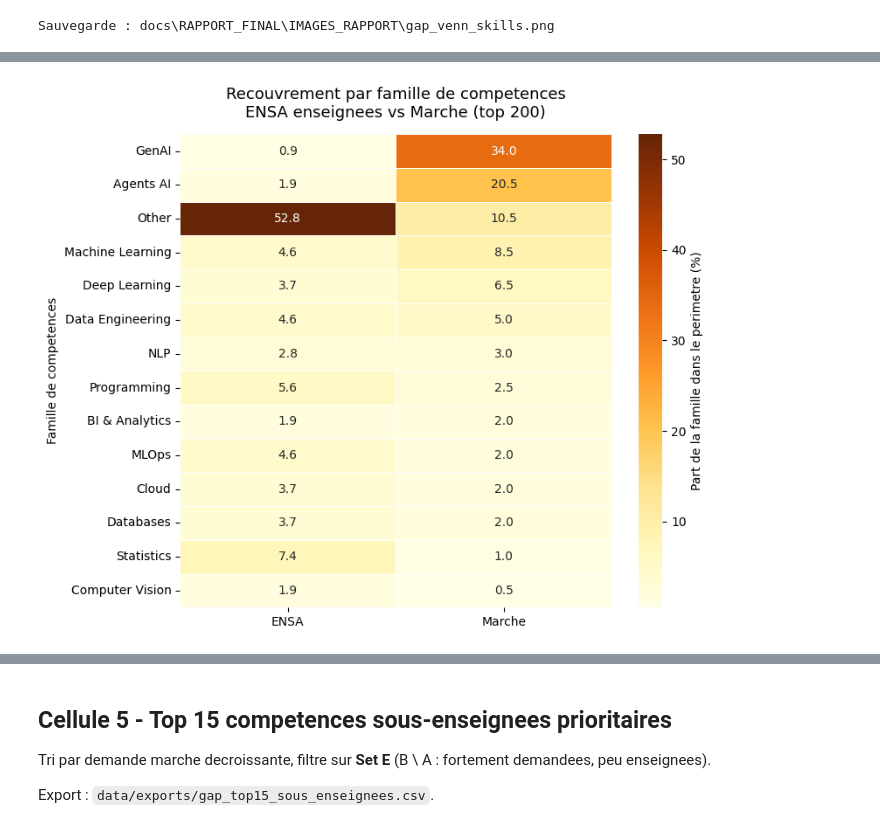
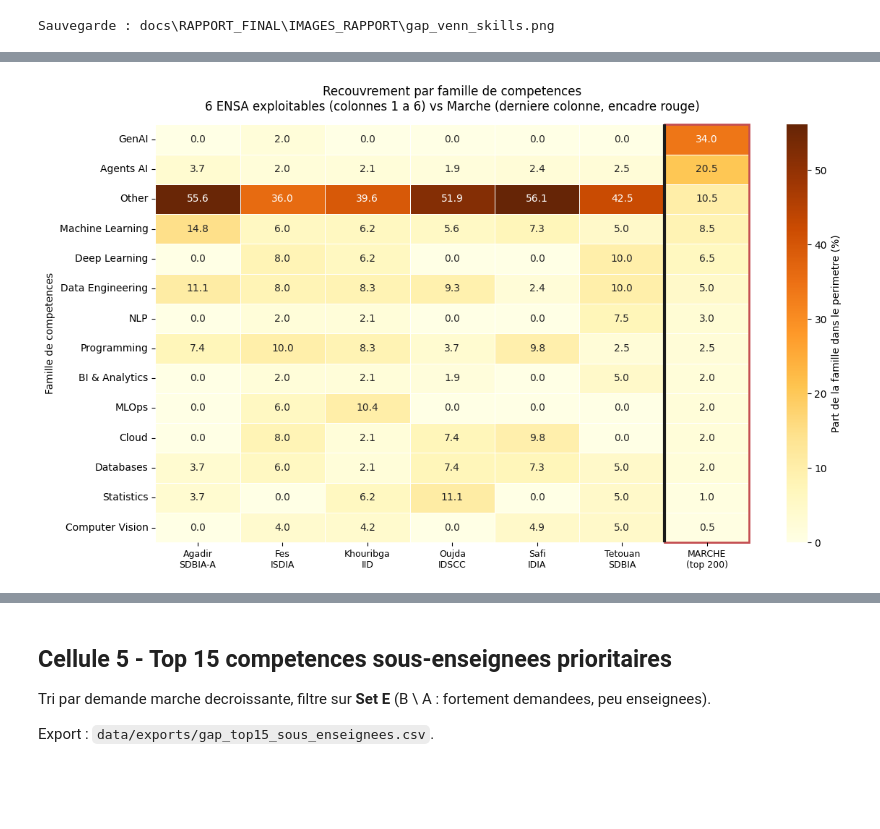
Before and after one commit to Kaaramo/SKILLNAV, a Jupyter notebook: notebooks/06_gap_analysis_market_vs_curriculum.ipynb, the cells around one changed output, grey strips where cells are left out. Cells and saved outputs as stored; diff of their text form; code cells hidden in the pictures; blank space fills up the shorter version.

```diff
--- a/notebooks/06_gap_analysis_market_vs_curriculum.ipynb
+++ b/notebooks/06_gap_analysis_market_vs_curriculum.ipynb
@@ -210,63 +212,89 @@ Pour chaque `SkillFamily` (NLP, GenAI, MLOps, Data Engineering, etc.) :
 
 Export : `docs/RAPPORT_FINAL/IMAGES_RAPPORT/gap_heatmap_familles.png`.
 # %%
-# Vocabulaire combine ENSA et top 200 marche pour la heatmap
-all_ensa_skills: set[str] = set()
-for c in curricula_usable:
-    all_ensa_skills.update(c.skills_taught)
-
-top200_market_skills = [name for name, _ in skill_counter.most_common(200)]
-
-def family_share(skills: set[str] | list[str]) -> dict[str, float]:
+def family_share(skills):
     """Part (en %) de chaque SkillFamily dans une liste de skills."""
     if not skills:
         return {f.value: 0.0 for f in SkillFamily}
-    counts: Counter[str] = Counter()
+    counts = Counter()
     for s in skills:
         counts[_infer_family(s).value] += 1
     total = sum(counts.values())
     return {f.value: 100.0 * counts.get(f.value, 0) / total for f in SkillFamily}
 
-share_ensa = family_share(all_ensa_skills)
-share_market = family_share(top200_market_skills)
 
+# Une colonne par ENSA exploitable, label 'Ville\nAcronyme'
+city_from_slug = {
+    'ensa-tetouan-sdbia':   'Tetouan',
+    'ensa-safi-idia':       'Safi',
+    'ensa-khouribga-iid':   'Khouribga',
+    'ensa-oujda-idscc':     'Oujda',
+    'ensa-agadir-sdbia':    'Agadir',
+    'ensa-fes-isdia':       'Fes',
+    'ensa-berrechid-isibd': 'Berrechid',
+    'ensa-eljadida-2ite':   'El Jadida',
+}
+school_columns = {}
+for c in curricula_usable:
+    city = city_from_slug.get(c.school_id, c.school_id)
+    label = f'{city}\n{c.filiere_acronym}'
+    school_columns[label] = family_share(c.skills_taught)
+
+top200_market_skills = [name for name, _ in skill_counter.most_common(200)]
+market_column = family_share(top200_market_skills)
+market_label = 'MARCHE\n(top 200)'
+
+families_order = [f.value for f in SkillFamily]
 heatmap_df = pd.DataFrame(
-    {
-        "ENSA": [share_ensa[f.value] for f in SkillFamily],
-        "Marche": [share_market[f.value] for f in SkillFamily],
-    },
-    index=[f.value for f in SkillFamily],
+    {**school_columns, market_label: market_column},
+    index=families_order,
 )
-# On filtre les familles a zero des deux cotes pour lisibilite
-heatmap_df = heatmap_df.loc[~((heatmap_df["ENSA"] == 0) & (heatmap_df["Marche"] == 0))]
-heatmap_df = heatmap_df.sort_values("Marche", ascending=False)
+# Familles a 0 partout : on les supprime pour la lisibilite
+heatmap_df = heatmap_df.loc[heatmap_df.sum(axis=1) > 0]
+# Tri par poids marche decroissant
+heatmap_df = heatmap_df.sort_values(market_label, ascending=False)
 
-fig, ax = plt.subplots(figsize=(8, 6.5))
+n_ensa = len(school_columns)
+fig, ax = plt.subplots(figsize=(max(8.0, 1.3 * (n_ensa + 1) + 3), 7))
 sns.heatmap(
     heatmap_df,
     annot=True,
-    fmt=".1f",
-    cmap="YlOrBr",
-    cbar_kws={"label": "Part de la famille dans le perimetre (%)"},
+    fmt='.1f',
+    cmap='YlOrBr',
+    cbar_kws={'label': 'Part de la famille dans le perimetre (%)'},
     linewidths=0.4,
-    linecolor="#fff",
+    linecolor='#fff',
     ax=ax,
 )
+# Trait noir epais entre les ENSA et la colonne MARCHE
+ax.axvline(x=n_ensa, color='#1a1a1a', linewidth=3)
+# Encadre rouge fin sur la colonne MARCHE
+ax.add_patch(
+    plt.Rectangle(
+        (n_ensa, 0), 1, len(heatmap_df),
+        fill=False, edgecolor='#C44E52', lw=2, clip_on=False,
+    )
+)
 ax.set_title(
-    "Recouvrement par famille de competences\nENSA enseignees vs Marche (top 200)",
-    fontsize=13,
+    f'Recouvrement par famille de competences\n'
+    f'{n_ensa} ENSA exploitables (colonnes 1 a {n_ensa}) vs Marche (derniere colonne, encadre rouge)',
+    fontsize=12,
     pad=14,
 )
-ax.set_xlabel("")
-ax.set_ylabel("Famille de competences")
+ax.set_xlabel('')
+ax.set_ylabel('Famille de competences')
+plt.setp(ax.get_xticklabels(), rotation=0, ha='center', fontsize=9)
+plt.setp(ax.get_yticklabels(), rotation=0)
 fig.tight_layout()
-heatmap_path = IMAGES_DIR / "gap_heatmap_familles.png"
-fig.savefig(heatmap_path, dpi=150, bbox_inches="tight")
+
+heatmap_path = IMAGES_DIR / 'gap_heatmap_familles.png'
+fig.savefig(heatmap_path, dpi=150, bbox_inches='tight')
 plt.show()
-print(f"Sauvegarde : {heatmap_path.relative_to(PROJECT_ROOT)}")
+print(f'Sauvegarde : {heatmap_path.relative_to(PROJECT_ROOT)}')
 print()
-print(heatmap_df.round(1))
+print('Repartition par famille (en %) :')
+print(heatmap_df.round(1).to_string())
 # %% [output]
-[figure, old version]
+[figure, new version]
 Sauvegarde : docs\RAPPORT_FINAL\IMAGES_RAPPORT\gap_heatmap_familles.png
 
```
Also changed, not shown: parts of 6 cells of this notebook, 1 other file.
